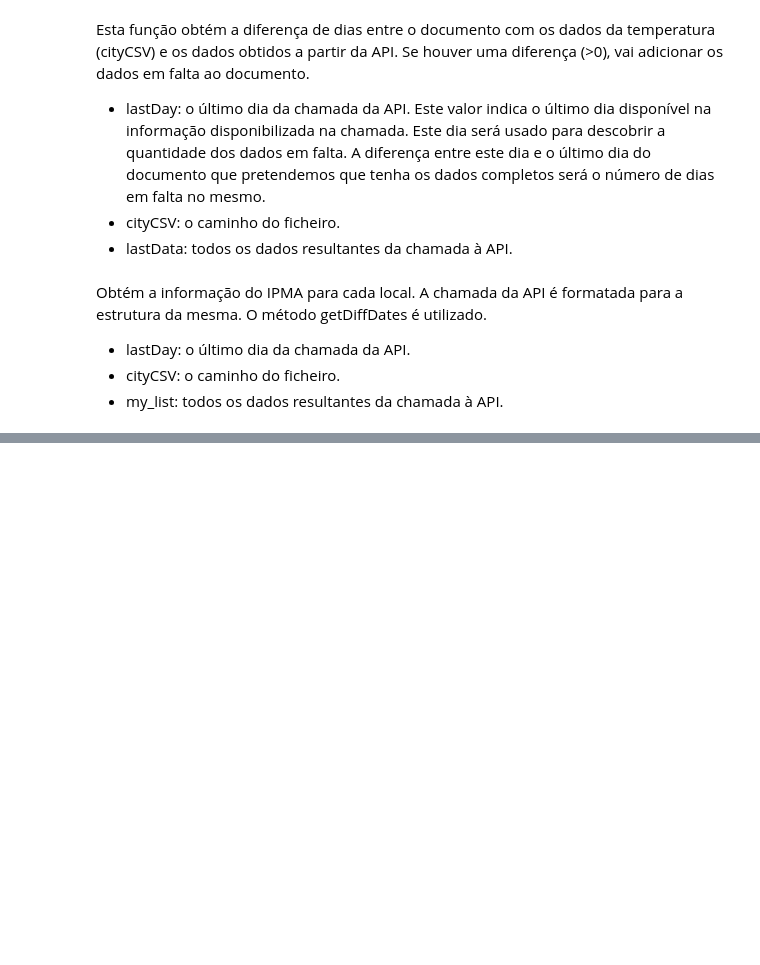
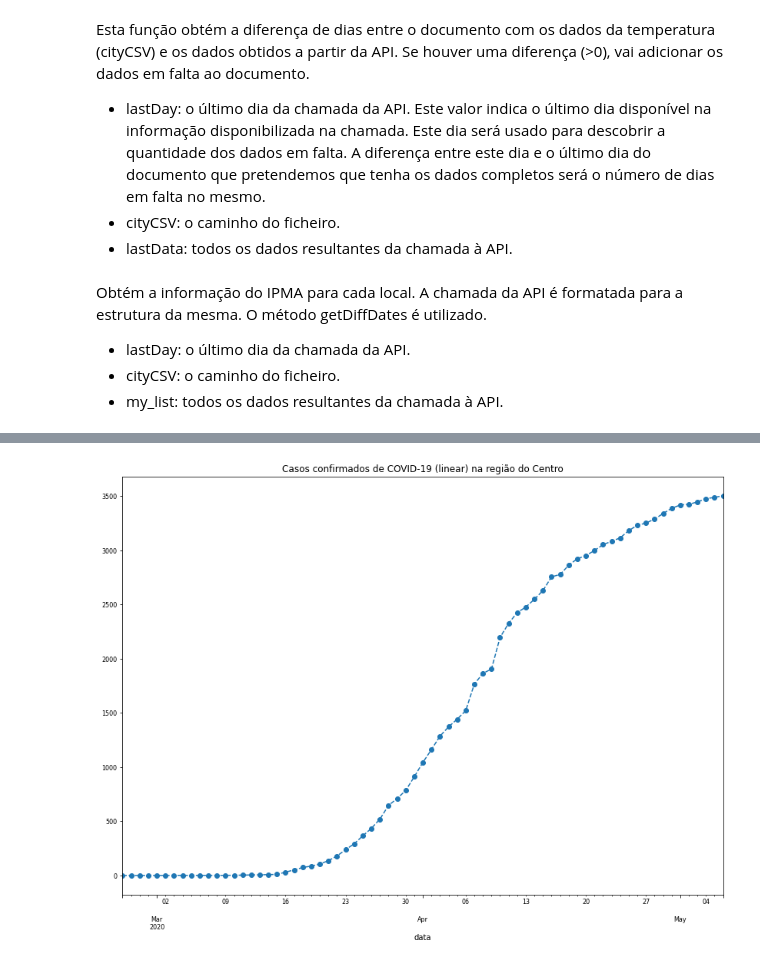
Before and after one commit to xRAFPx/AAII, a Jupyter notebook: Data_Analysis.ipynb, the cells around one changed output, grey strips where cells are left out. Drawn from its saved outputs; the diff is of its cells as text; code cells hidden in the pictures; blank space fills up the shorter version.

```diff
--- a/Data_Analysis.ipynb
+++ b/Data_Analysis.ipynb
@@ -373,0 +356,9 @@ plot_Deaths(deathsForMonth, df_death)
+# %%
+def plot_confirmed_Centro(df):
+  df['confirmados_arscentro'].plot(
+    kind='line',
+    title='Casos confirmados de COVID-19 (linear) na região do Centro',
+    linestyle='--',
+    marker='o',
+    fontsize=8,
+    figsize=(14, 10))
@@ -373,0 +518,4 @@ plot_Deaths(deathsForMonth, df_death)
+# %%
+plot_confirmed_Centro(df_region)
+# %% [output]
+[figure, added]
```
Also changed, not shown: parts of 132 cells of this notebook.
